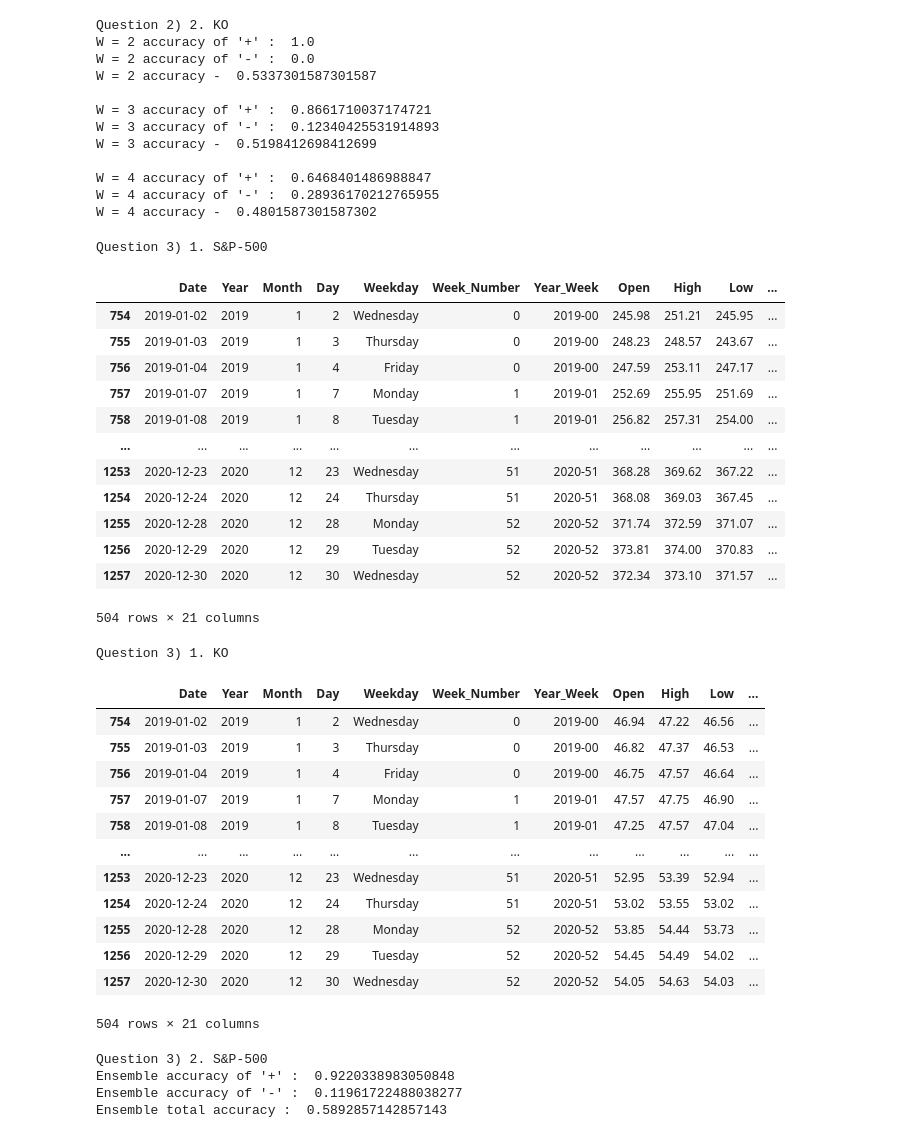
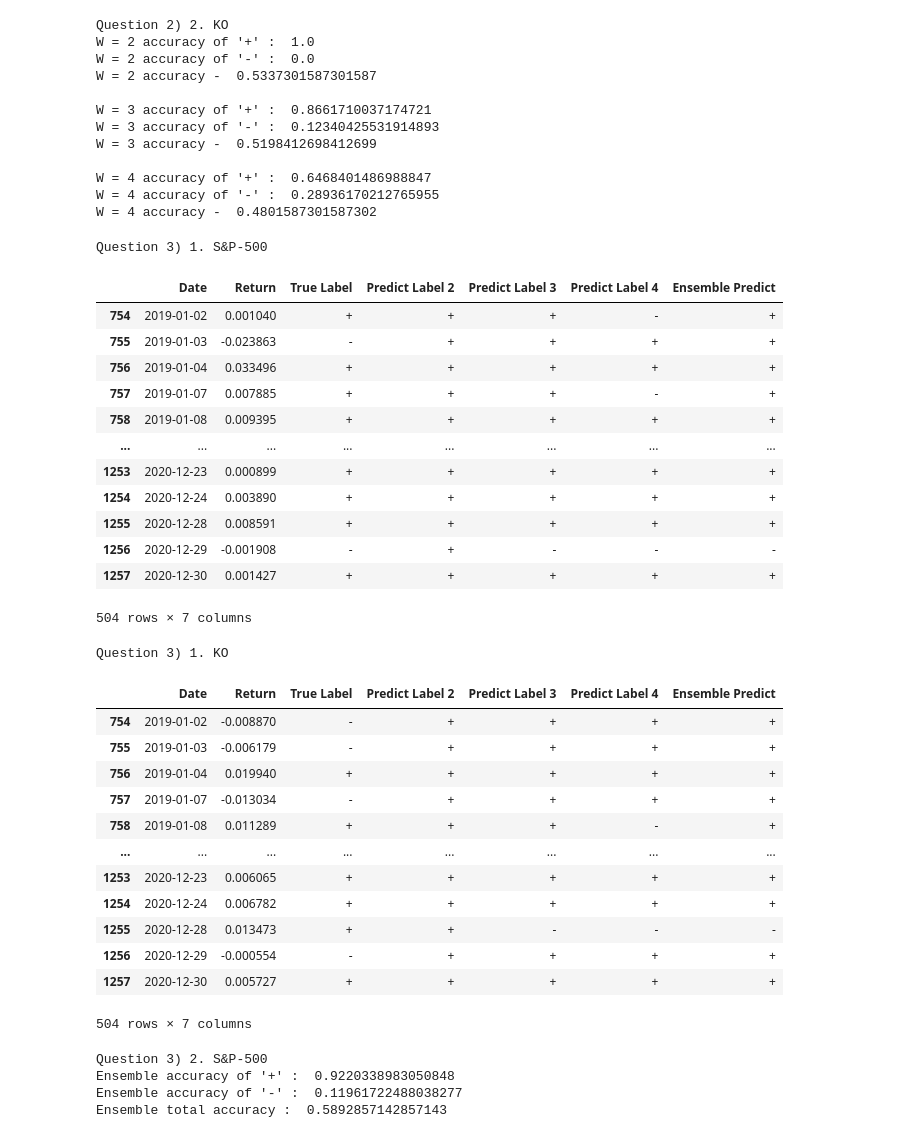
Before and after one commit to Shatrugna-Strife/BU-CS677-DataSciencePy, a Jupyter notebook: DataSciPythonAssignTwo/assignment2.ipynb, the cells around one changed output. Cells and saved outputs as stored; diff of their text form; code cells hidden in the pictures.

```diff
--- a/DataSciPythonAssignTwo/assignment2.ipynb
+++ b/DataSciPythonAssignTwo/assignment2.ipynb
@@ -264,43 +264,43 @@ W = 4 accuracy -  0.4801587301587302
 # %%
 test_spy["Ensemble Predict"] = test_spy[["Predict Label 2","Predict Label 3","Predict Label 4"]].mode(axis=1)
 test_spy[test_spy["Ensemble Predict"] == test_spy["True Label"]].shape[0]/test_spy.shape[0]
 print("Question 3) 1. S&P-500")
-test_spy
+test_spy[["Date","Return", "True Label", "Predict Label 2", "Predict Label 3", "Predict Label 4", "Ensemble Predict"]]
 # %% [output]
 Question 3) 1. S&P-500
-|  | Date | Year | Month | Day | Weekday | Week_Number | Year_Week | Open | High | Low | ... |
-| 754 | 2019-01-02 | 2019 | 1 | 2 | Wednesday | 0 | 2019-00 | 245.98 | 251.21 | 245.95 | ... |
-| 755 | 2019-01-03 | 2019 | 1 | 3 | Thursday | 0 | 2019-00 | 248.23 | 248.57 | 243.67 | ... |
-| 756 | 2019-01-04 | 2019 | 1 | 4 | Friday | 0 | 2019-00 | 247.59 | 253.11 | 247.17 | ... |
-| 757 | 2019-01-07 | 2019 | 1 | 7 | Monday | 1 | 2019-01 | 252.69 | 255.95 | 251.69 | ... |
-| 758 | 2019-01-08 | 2019 | 1 | 8 | Tuesday | 1 | 2019-01 | 256.82 | 257.31 | 254.00 | ... |
-| ... | ... | ... | ... | ... | ... | ... | ... | ... | ... | ... | ... |
-| 1253 | 2020-12-23 | 2020 | 12 | 23 | Wednesday | 51 | 2020-51 | 368.28 | 369.62 | 367.22 | ... |
-| 1254 | 2020-12-24 | 2020 | 12 | 24 | Thursday | 51 | 2020-51 | 368.08 | 369.03 | 367.45 | ... |
-| 1255 | 2020-12-28 | 2020 | 12 | 28 | Monday | 52 | 2020-52 | 371.74 | 372.59 | 371.07 | ... |
-| 1256 | 2020-12-29 | 2020 | 12 | 29 | Tuesday | 52 | 2020-52 | 373.81 | 374.00 | 370.83 | ... |
-| 1257 | 2020-12-30 | 2020 | 12 | 30 | Wednesday | 52 | 2020-52 | 372.34 | 373.10 | 371.57 | ... |
+|  | Date | Return | True Label | Predict Label 2 | Predict Label 3 | Predict Label 4 | Ensemble Predict |
+| 754 | 2019-01-02 | 0.001040 | + | + | + | - | + |
+| 755 | 2019-01-03 | -0.023863 | - | + | + | + | + |
+| 756 | 2019-01-04 | 0.033496 | + | + | + | + | + |
+| 757 | 2019-01-07 | 0.007885 | + | + | + | - | + |
+| 758 | 2019-01-08 | 0.009395 | + | + | + | + | + |
+| ... | ... | ... | ... | ... | ... | ... | ... |
+| 1253 | 2020-12-23 | 0.000899 | + | + | + | + | + |
+| 1254 | 2020-12-24 | 0.003890 | + | + | + | + | + |
+| 1255 | 2020-12-28 | 0.008591 | + | + | + | + | + |
+| 1256 | 2020-12-29 | -0.001908 | - | + | - | - | - |
+| 1257 | 2020-12-30 | 0.001427 | + | + | + | + | + |
-504 rows × 21 columns
+504 rows × 7 columns
 # %%
 test_ko["Ensemble Predict"] = test_ko[["Predict Label 2","Predict Label 3","Predict Label 4"]].mode(axis=1)
 test_ko[test_ko["Ensemble Predict"] == test_ko["True Label"]].shape[0]/test_ko.shape[0]
 print("Question 3) 1. KO")
-test_ko
+test_ko[["Date","Return", "True Label", "Predict Label 2", "Predict Label 3", "Predict Label 4", "Ensemble Predict"]]
 # %% [output]
 Question 3) 1. KO
-|  | Date | Year | Month | Day | Weekday | Week_Number | Year_Week | Open | High | Low | ... |
-| 754 | 2019-01-02 | 2019 | 1 | 2 | Wednesday | 0 | 2019-00 | 46.94 | 47.22 | 46.56 | ... |
-| 755 | 2019-01-03 | 2019 | 1 | 3 | Thursday | 0 | 2019-00 | 46.82 | 47.37 | 46.53 | ... |
-| 756 | 2019-01-04 | 2019 | 1 | 4 | Friday | 0 | 2019-00 | 46.75 | 47.57 | 46.64 | ... |
-| 757 | 2019-01-07 | 2019 | 1 | 7 | Monday | 1 | 2019-01 | 47.57 | 47.75 | 46.90 | ... |
-| 758 | 2019-01-08 | 2019 | 1 | 8 | Tuesday | 1 | 2019-01 | 47.25 | 47.57 | 47.04 | ... |
-| ... | ... | ... | ... | ... | ... | ... | ... | ... | ... | ... | ... |
-| 1253 | 2020-12-23 | 2020 | 12 | 23 | Wednesday | 51 | 2020-51 | 52.95 | 53.39 | 52.94 | ... |
-| 1254 | 2020-12-24 | 2020 | 12 | 24 | Thursday | 51 | 2020-51 | 53.02 | 53.55 | 53.02 | ... |
-| 1255 | 2020-12-28 | 2020 | 12 | 28 | Monday | 52 | 2020-52 | 53.85 | 54.44 | 53.73 | ... |
-| 1256 | 2020-12-29 | 2020 | 12 | 29 | Tuesday | 52 | 2020-52 | 54.45 | 54.49 | 54.02 | ... |
-| 1257 | 2020-12-30 | 2020 | 12 | 30 | Wednesday | 52 | 2020-52 | 54.05 | 54.63 | 54.03 | ... |
+|  | Date | Return | True Label | Predict Label 2 | Predict Label 3 | Predict Label 4 | Ensemble Predict |
+| 754 | 2019-01-02 | -0.008870 | - | + | + | + | + |
+| 755 | 2019-01-03 | -0.006179 | - | + | + | + | + |
+| 756 | 2019-01-04 | 0.019940 | + | + | + | + | + |
+| 757 | 2019-01-07 | -0.013034 | - | + | + | + | + |
+| 758 | 2019-01-08 | 0.011289 | + | + | + | - | + |
+| ... | ... | ... | ... | ... | ... | ... | ... |
+| 1253 | 2020-12-23 | 0.006065 | + | + | + | + | + |
+| 1254 | 2020-12-24 | 0.006782 | + | + | + | + | + |
+| 1255 | 2020-12-28 | 0.013473 | + | + | - | - | - |
+| 1256 | 2020-12-29 | -0.000554 | - | + | + | + | + |
+| 1257 | 2020-12-30 | 0.005727 | + | + | + | + | + |
-504 rows × 21 columns
+504 rows × 7 columns
 # %%
 print("Question 3) 2. S&P-500")
 print("Ensemble","accuracy of '+' : ",test_spy[test_spy["True Label"] == "+"][test_spy["True Label"] == test_spy["Ensemble Predict"]].shape[0]/test_spy[test_spy["True Label"] == "+"].shape[0])
```
Also changed, not shown: parts of 5 cells of this notebook, 2 other files.
